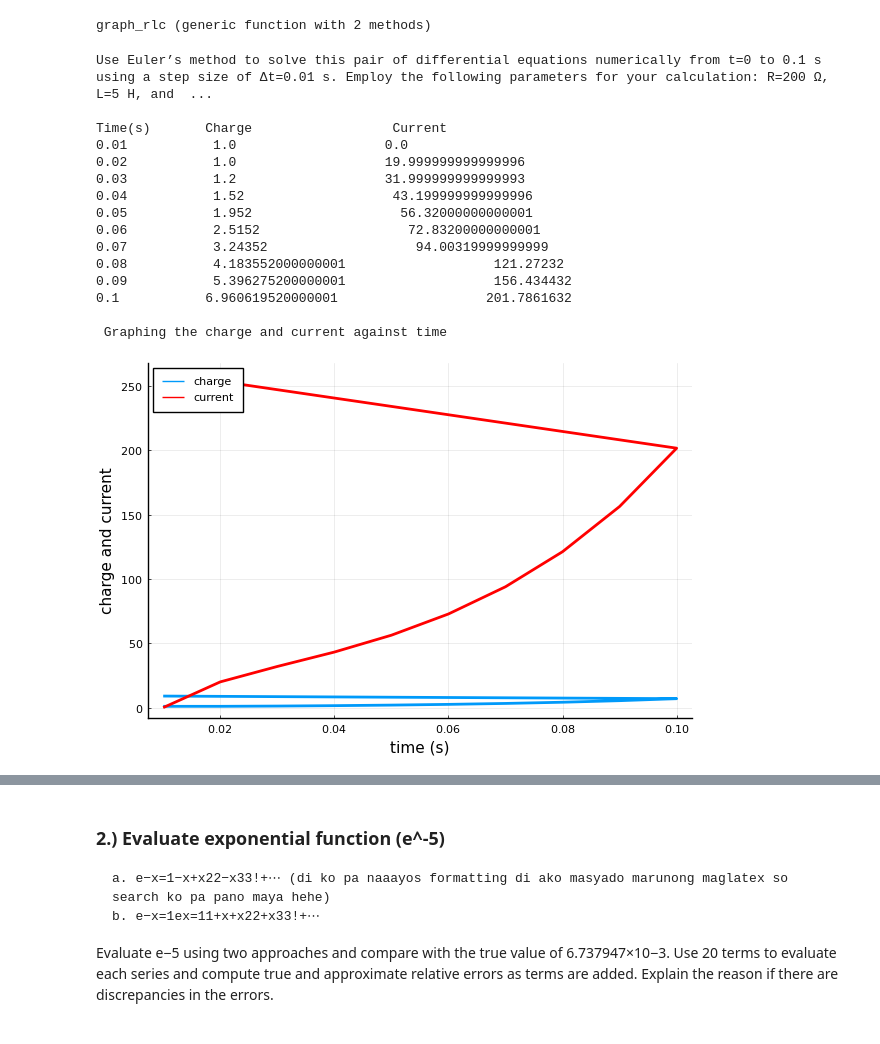
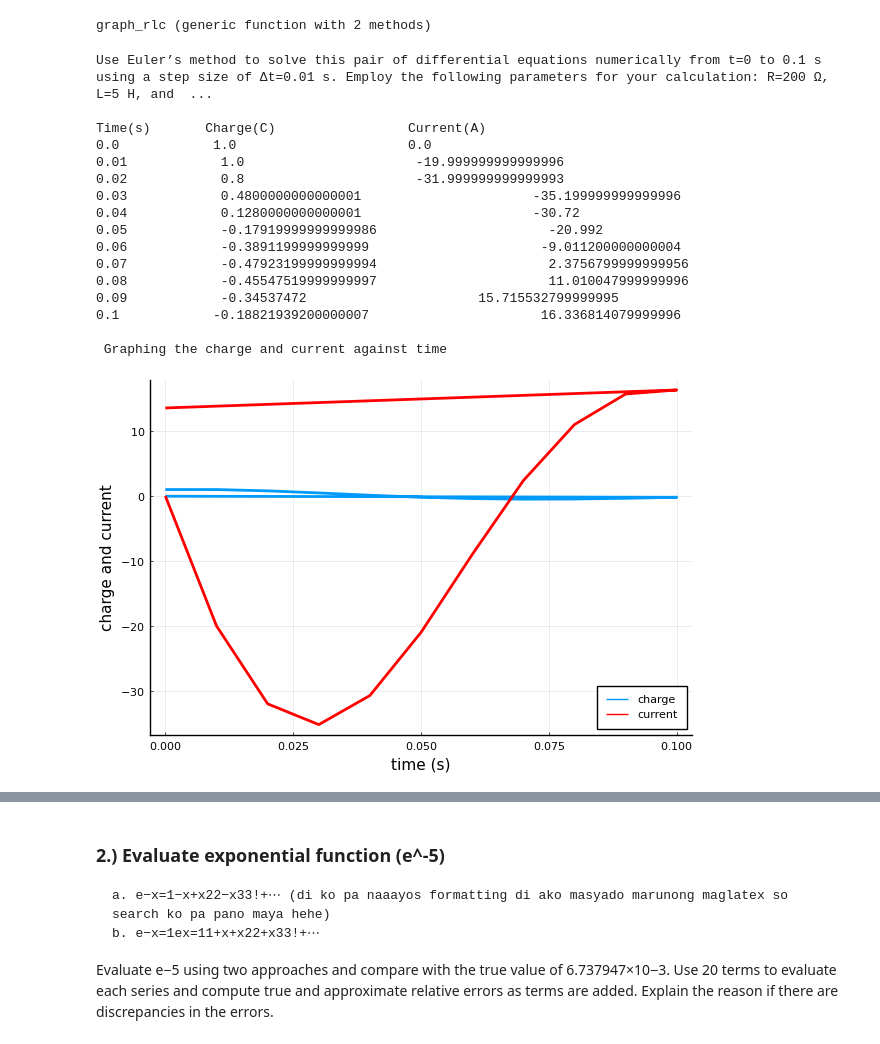
Before and after one commit to rdlfbr/ENGG-27.02-LAB-ACTIVITY-1, a Jupyter notebook: Engg 27.02 Lab Activity 1 - Cuadra, Obre San Juan.ipynb, the cells around one changed output, grey strips where cells are left out. Saved outputs shown, nothing was run; the diff lists cells and outputs as text; code cells hidden in the pictures.

```diff
--- a/Engg 27.02 Lab Activity 1 - Cuadra, Obre San Juan.ipynb
+++ b/Engg 27.02 Lab Activity 1 - Cuadra, Obre San Juan.ipynb
@@ -10,13 +10,13 @@ where i = current, R = resistance, L = inductance, t = time, q = charge, and C =
 function eulers_method(h, r, l, c, t0, tf, i0, q0)
 #= Print out the time, current, and charge from the inputs step size, resistance, inductance, conductance,
     initial time, final time, initial current, and initial charge value. Calls the graph function after. =#
-    terms = Int((tf-t0)/h) #computes for the number of terms and transforms it into an integer (bcos julia wont accept it as float hahu)
+    terms = Int(((tf+ 0.01)-t0)/h)  #computes for the number of terms and transforms it into an integer (bcos julia wont accept it as float hahu)
     charge = ([Float64(q0)]) #converts q0 and i0 into float for solving later
     current = ([Float64(i0)])
     for i = 1:terms
         push!(charge, (charge[i]+current[i]*h)) #eulers ata, appends next term into charge array
-        push!(current, (current[i]+(current[i]*r + charge[i]/c)*h)/l)
-        println(i/100, "           ", charge[i], "                   ", current[i])
+        push!(current, (current[i]-((current[i]*(r/l) + ((charge[i]/c)/l))*h)))
+        println(round(((i/100)-0.01), sigdigits=2), "            ", charge[i], "                      ", current[i])
         i += 1
     end
     graph_rlc(charge, current)
@@ -57,25 +57,26 @@ end
 graph_rlc (generic function with 2 methods)
 # %%
 println("Use Euler’s method to solve this pair of differential equations numerically from t=0 to 0.1 s using a step size of Δt=0.01 s. Employ the following parameters for your calculation: R=200 Ω, L=5 H, and C=10−4 F.\n")
-println("Time(s)       Charge                  Current")
+println("Time(s)       Charge(C)                 Current(A)")
 
-eulers_method(0.01, 200, 5, 10^-4, 0, 0.1, 0 ,1)
+eulers_method(0.01, 200, 5, 10^-4, 0.0, 0.1, 0 ,1)
 # %% [output]
 Use Euler’s method to solve this pair of differential equations numerically from t=0 to 0.1 s using a step size of Δt=0.01 s. Employ the following parameters for your calculation: R=200 Ω, L=5 H, and  ...
 
-Time(s)       Charge                  Current
-0.01           1.0                   0.0
-0.02           1.0                   19.999999999999996
-0.03           1.2                   31.999999999999993
-0.04           1.52                   43.199999999999996
-0.05           1.952                   56.32000000000001
-0.06           2.5152                   72.83200000000001
-0.07           3.24352                   94.00319999999999
-0.08           4.183552000000001                   121.27232
-0.09           5.396275200000001                   156.434432
-0.1           6.960619520000001                   201.7861632
+Time(s)       Charge(C)                 Current(A)
+0.0            1.0                      0.0
+0.01            1.0                      -19.999999999999996
+0.02            0.8                      -31.999999999999993
+0.03            0.4800000000000001                      -35.199999999999996
+0.04            0.1280000000000001                      -30.72
+0.05            -0.17919999999999986                      -20.992
+0.06            -0.3891199999999999                      -9.011200000000004
+0.07            -0.47923199999999994                      2.3756799999999956
+0.08            -0.45547519999999997                      11.010047999999996
+0.09            -0.34537472                      15.715532799999995
+0.1            -0.18821939200000007                      16.336814079999996
 
  Graphing the charge and current against time
-[figure, old version]
+[figure, new version]
 # %%
 println("Use Calculus to solve this pair of differential equations numerically from t=0 to 0.1 s using a step size of Δt=0.01 s. Employ the following parameters for your calculation: R=200 Ω, L=5 H, and C=10−4 F.\n")
```
Also changed, not shown: parts of 5 cells of this notebook.
